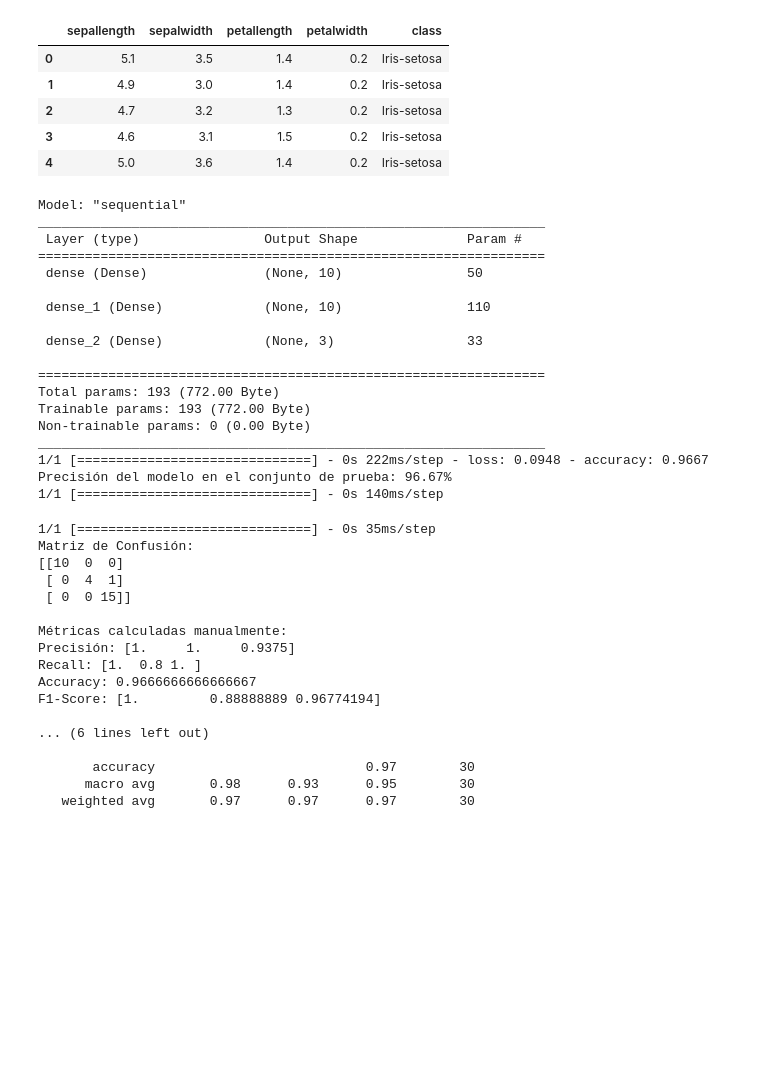
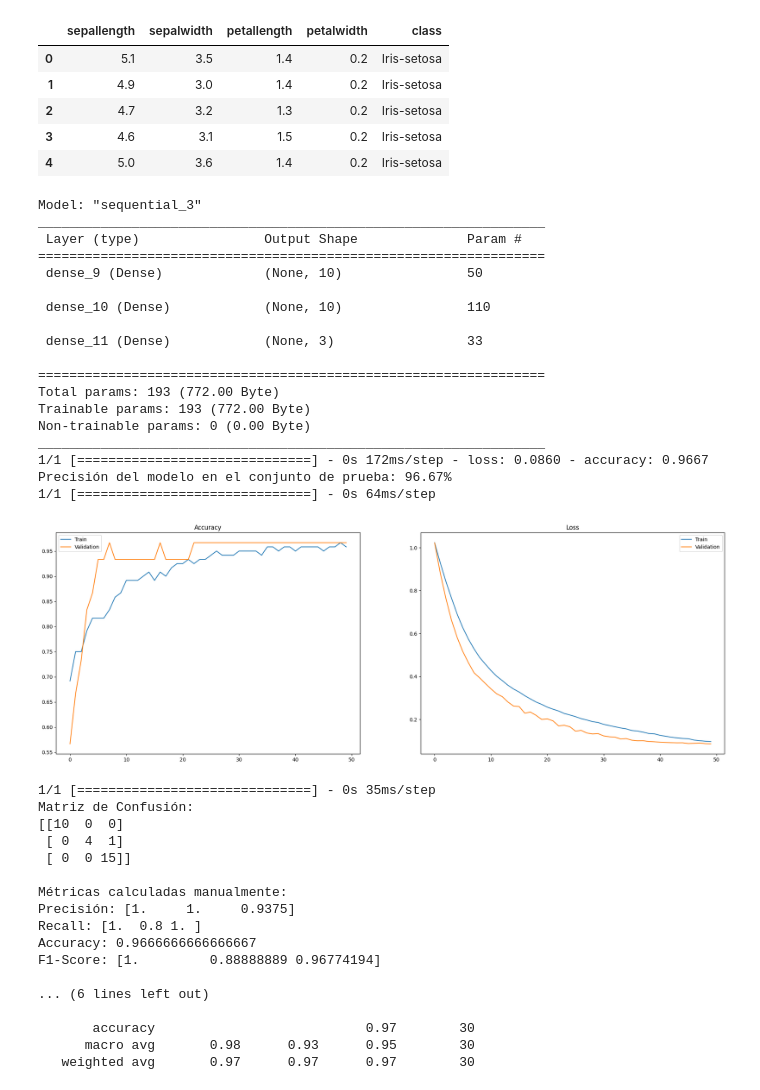
Before and after one commit to AndresMontesDeOca/Redes_Neuronales, a Jupyter notebook: 05_03.ipynb, the cells around one changed output. Drawn from its saved outputs; the diff is of its cells as text; code cells hidden in the pictures; blank space fills up the shorter version.

```diff
--- a/05_03.ipynb
+++ b/05_03.ipynb
@@ -23,4 +23,36 @@ else:
 # agrega ruta de busqueda donde tenemos archivos .py
 import sys
 sys.path.append(FUENTES_DIR)
+
+################################################################
+def plot_history(history, start_epoch=0, metrics=None):
+    if isinstance(metrics, str):
+        metrics = [metrics]
+
+    if metrics is None:
+        metrics = [x for x in history.history.keys() if x[:4] != 'val_']
+
+    if len(metrics) == 0:
+        print('No metrics to display.')
+        return
+
+    # Get the epochs and filter them starting from start_epoch
+    x = history.epoch[start_epoch:]
+
+    rows = 1
+    cols = len(metrics)
+    count = 0
+
+    plt.figure(figsize=(12 * cols, 8))
+
+    for metric in sorted(metrics):
+        count += 1
+        plt.subplot(rows, cols, count)
+        plt.plot(x, history.history[metric][start_epoch:], label='Train')
+        val_metric = f'val_{metric}'
+        if val_metric in history.history.keys():
+            plt.plot(x, history.history[val_metric][start_epoch:], label='Validation')
+        plt.title(metric.capitalize())
+        plt.legend()
+    plt.show()
 # %% [output]
@@ -88,39 +120,42 @@ model = Sequential([
 
 # Compilar el modelo
 model.compile(loss='categorical_crossentropy', optimizer='adam', metrics=['accuracy'])
 
 # Resumen del modelo
 model.summary()
 
 # Entrenamiento del modelo
 history = model.fit(X_train_scaled, y_train, epochs=50, batch_size=5, validation_data=(X_test_scaled, y_test), verbose=0)
 
 # Evaluación del modelo
 loss, accuracy = model.evaluate(X_test_scaled, y_test)
 print(f"Precisión del modelo en el conjunto de prueba: {accuracy * 100:.2f}%")
 
 # Realizar predicciones
 predictions = model.predict(X_test_scaled)
 predicted_classes = predictions.argmax(axis=1)
+
+plot_history(history)
 # %% [output]
-Model: "sequential"
+Model: "sequential_3"
 _________________________________________________________________
  Layer (type)                Output Shape              Param #
 =================================================================
- dense (Dense)               (None, 10)                50
+ dense_9 (Dense)             (None, 10)                50
 
- dense_1 (Dense)             (None, 10)                110
+ dense_10 (Dense)            (None, 10)                110
 
- dense_2 (Dense)             (None, 3)                 33
+ dense_11 (Dense)            (None, 3)                 33
 
 =================================================================
 Total params: 193 (772.00 Byte)
 Trainable params: 193 (772.00 Byte)
 Non-trainable params: 0 (0.00 Byte)
 _________________________________________________________________
-1/1 [==============================] - 0s 222ms/step - loss: 0.0948 - accuracy: 0.9667
+1/1 [==============================] - 0s 172ms/step - loss: 0.0860 - accuracy: 0.9667
 Precisión del modelo en el conjunto de prueba: 96.67%
-1/1 [==============================] - 0s 140ms/step
+1/1 [==============================] - 0s 64ms/step
+[figure, added]
 # %%
 import numpy as np
 from sklearn.metrics import confusion_matrix, classification_report
```
Also changed, not shown: parts of 2 cells of this notebook.
